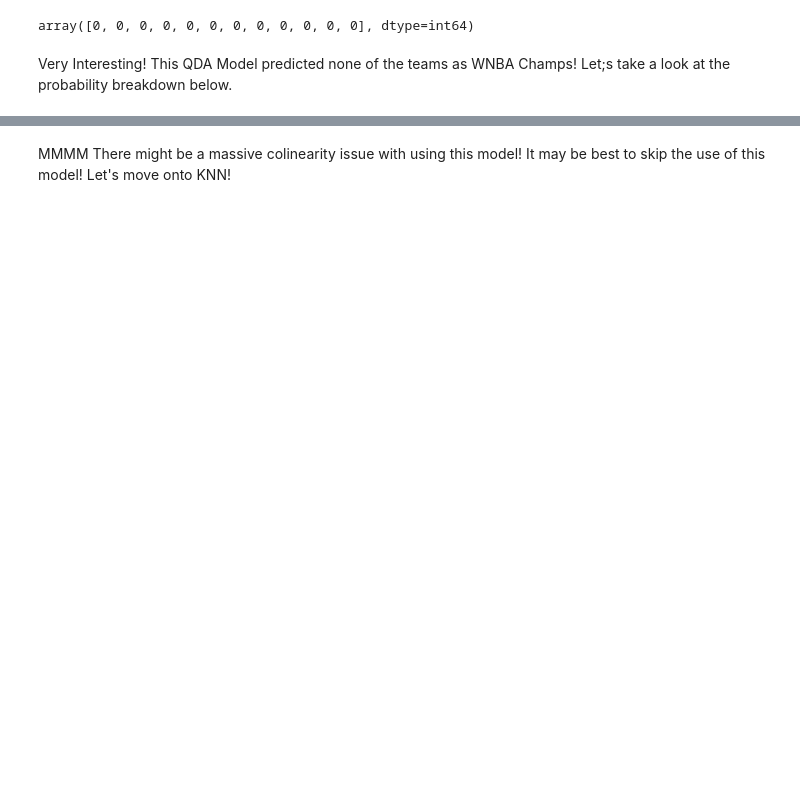
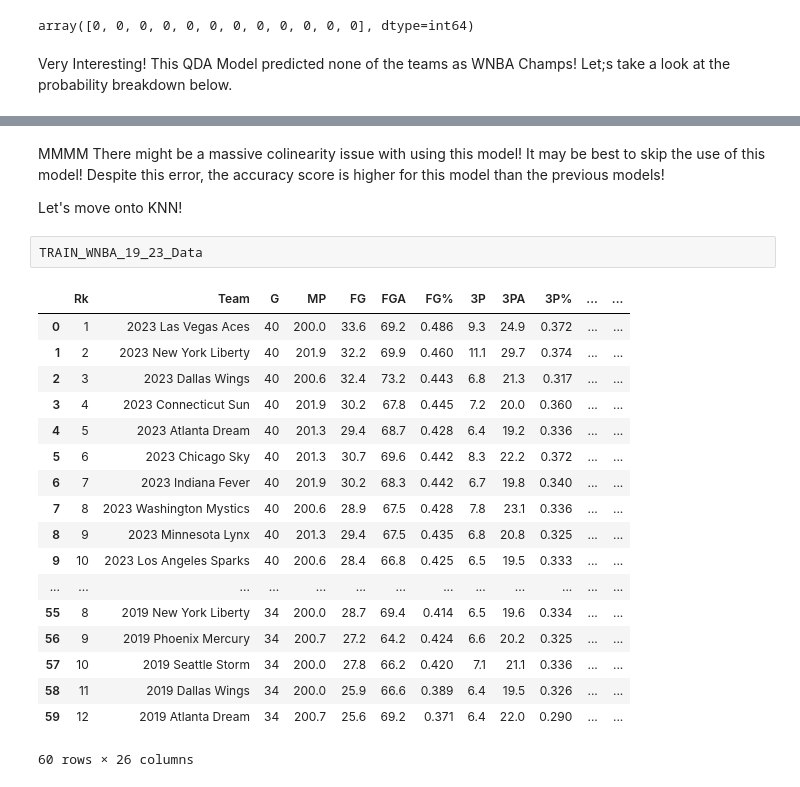
Before and after one commit to schuckers/Charlotte_SCORE_Summer25, a Jupyter notebook: Modules/Intro to Categorical Model-Making Module by Austin Hayes/Intro to Categorical Model-Making Module by Austin Hayes.ipynb, the cells around one changed output, grey strips where cells are left out. Drawn from its saved outputs; the diff is of its cells as text; blank space fills up the shorter version.

Commit message:
Update to the Categorical-Modeling Module

```diff
--- a/Modules/Intro to Categorical Model-Making Module by Austin Hayes/Intro to Categorical Model-Making Module by Austin Hayes.ipynb
+++ b/Modules/Intro to Categorical Model-Making Module by Austin Hayes/Intro to Categorical Model-Making Module by Austin Hayes.ipynb
@@ -333,2 +347,26 @@ array([[1., 0.],
 # %% [markdown]
-MMMM There might be a massive colinearity issue with using this model! It may be best to skip the use of this model! Let's move onto KNN!
+MMMM There might be a massive colinearity issue with using this model! It may be best to skip the use of this model! Despite this error, the accuracy score is higher for this model than the previous models!
+
+
+Let's move onto KNN!
+# %%
+TRAIN_WNBA_19_23_Data
+# %% [output]
+|  | Rk | Team | G | MP | FG | FGA | FG% | 3P | 3PA | 3P% | ... | ... |
+| 0 | 1 | 2023 Las Vegas Aces | 40 | 200.0 | 33.6 | 69.2 | 0.486 | 9.3 | 24.9 | 0.372 | ... | ... |
+| 1 | 2 | 2023 New York Liberty | 40 | 201.9 | 32.2 | 69.9 | 0.460 | 11.1 | 29.7 | 0.374 | ... | ... |
+| 2 | 3 | 2023 Dallas Wings | 40 | 200.6 | 32.4 | 73.2 | 0.443 | 6.8 | 21.3 | 0.317 | ... | ... |
+| 3 | 4 | 2023 Connecticut Sun | 40 | 201.9 | 30.2 | 67.8 | 0.445 | 7.2 | 20.0 | 0.360 | ... | ... |
+| 4 | 5 | 2023 Atlanta Dream | 40 | 201.3 | 29.4 | 68.7 | 0.428 | 6.4 | 19.2 | 0.336 | ... | ... |
+| 5 | 6 | 2023 Chicago Sky | 40 | 201.3 | 30.7 | 69.6 | 0.442 | 8.3 | 22.2 | 0.372 | ... | ... |
+| 6 | 7 | 2023 Indiana Fever | 40 | 201.9 | 30.2 | 68.3 | 0.442 | 6.7 | 19.8 | 0.340 | ... | ... |
+| 7 | 8 | 2023 Washington Mystics | 40 | 200.6 | 28.9 | 67.5 | 0.428 | 7.8 | 23.1 | 0.336 | ... | ... |
+| 8 | 9 | 2023 Minnesota Lynx | 40 | 201.3 | 29.4 | 67.5 | 0.435 | 6.8 | 20.8 | 0.325 | ... | ... |
+| 9 | 10 | 2023 Los Angeles Sparks | 40 | 200.6 | 28.4 | 66.8 | 0.425 | 6.5 | 19.5 | 0.333 | ... | ... |
+| ... | ... | ... | ... | ... | ... | ... | ... | ... | ... | ... | ... | ... |
+| 55 | 8 | 2019 New York Liberty | 34 | 200.0 | 28.7 | 69.4 | 0.414 | 6.5 | 19.6 | 0.334 | ... | ... |
+| 56 | 9 | 2019 Phoenix Mercury | 34 | 200.7 | 27.2 | 64.2 | 0.424 | 6.6 | 20.2 | 0.325 | ... | ... |
+| 57 | 10 | 2019 Seattle Storm | 34 | 200.0 | 27.8 | 66.2 | 0.420 | 7.1 | 21.1 | 0.336 | ... | ... |
+| 58 | 11 | 2019 Dallas Wings | 34 | 200.0 | 25.9 | 66.6 | 0.389 | 6.4 | 19.5 | 0.326 | ... | ... |
+| 59 | 12 | 2019 Atlanta Dream | 34 | 200.7 | 25.6 | 69.2 | 0.371 | 6.4 | 22.0 | 0.290 | ... | ... |
+60 rows × 26 columns
```
Also changed, not shown: parts of 59 cells of this notebook.
